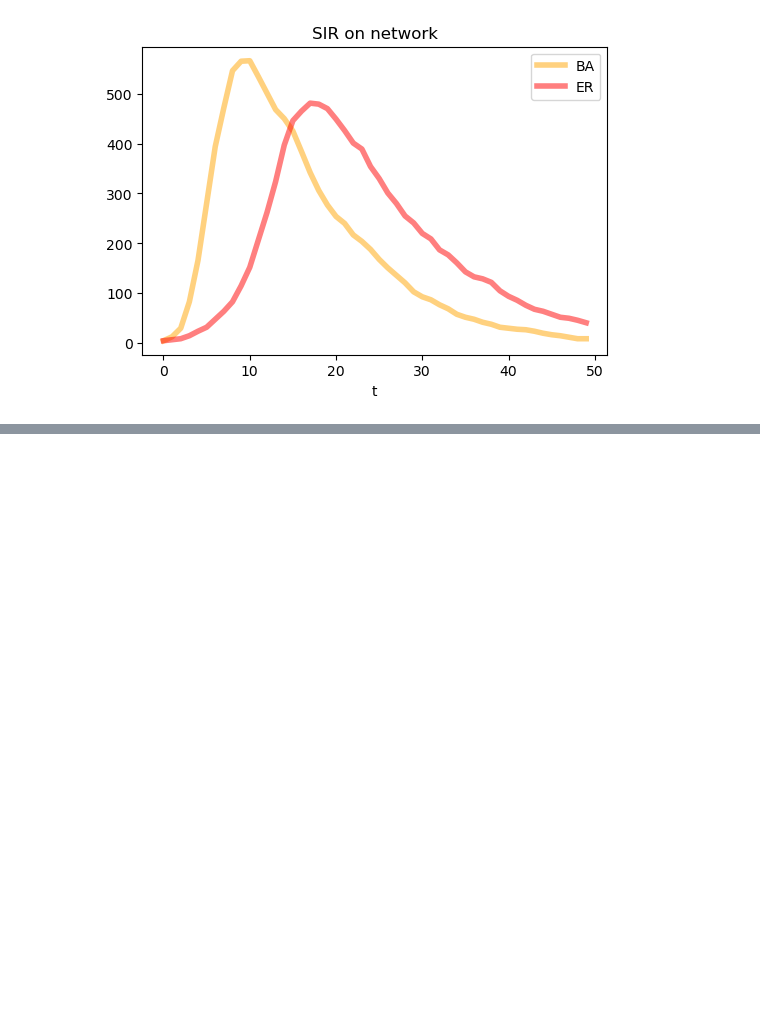
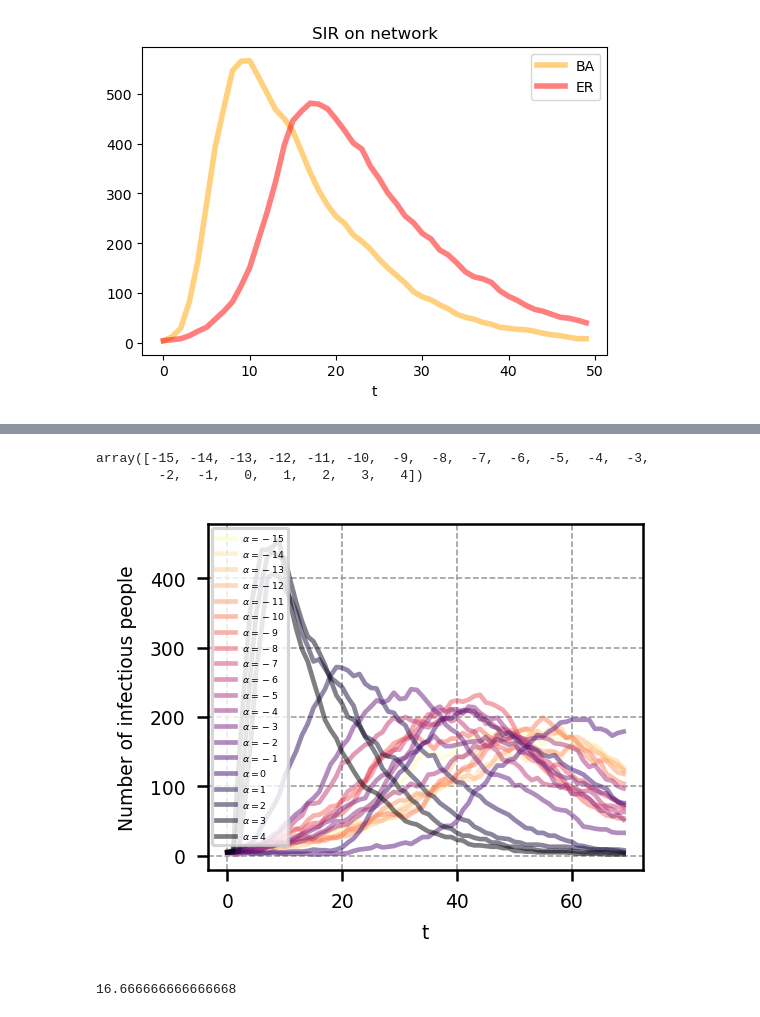
Before and after one commit to nmoghaddas19/PHYS-7335, a Jupyter notebook: epidemics/code.ipynb, the cells around one changed output, grey strips where cells are left out. Saved outputs shown, nothing was run; the diff lists cells and outputs as text; code cells hidden in the pictures; blank space fills up the shorter version.

Commit message:
nlpa graphs

```diff
--- a/epidemics/code.ipynb
+++ b/epidemics/code.ipynb
@@ -384,0 +431,3 @@ plt.show()
+# %%
+alphas = range(-15,5)
+pa_graphs = [nonlinear_preferential_attachment(1000, 3, a) for a in alphas]
@@ -384,0 +477,43 @@ plt.show()
+# %%
+np.arange(-15, 5, 1)
+# %% [output]
+array([-15, -14, -13, -12, -11, -10,  -9,  -8,  -7,  -6,  -5,  -4,  -3,
+        -2,  -1,   0,   1,   2,   3,   4])
+# %%
+alphas = np.arange(-15, 5, 1)
+
+fig, ax = plt.subplots(1,1, figsize=(2.5,2),dpi=225)
+# Normalize values
+norm = plt.Normalize(vmin=alphas.min(), vmax=alphas.max())
+
+# Apply colormap
+colors = plt.cm.magma_r(norm(alphas))
+
+for i, a in enumerate(alphas):
+    transmissions = {\
+                'S' : ('I', 'contagion', 'beta'), \
+                'I' : ('R', 'spontaneous', 'mu') \
+                }
+    params = {\
+            'beta': 0.05,\
+            'mu' : 0.1
+            }
+    compartments = {'S':[],
+                    'I':[],
+                    'R':[]}
+    seed_num = 5
+    T = 70
+
+    epidemic_model_network(pa_graphs[i], compartments, seed_num, T, transmissions, params)
+    ax.plot(range(T), compartments['I'], c= colors[i],linewidth = 1.5, alpha=0.5, label = fr'$\alpha = {a}$')
+ax.set_xlabel('t', fontsize = 6)
+ax.set_ylabel('Number of infectious people', fontsize = 6)
+ax.legend(fontsize=3)
+ax.grid(color='#999999', linestyle='--', linewidth=0.5)
+ax.tick_params(axis='both', labelsize=6)
+# %% [output]
+[figure, added]
+# %%
+1000/60
+# %% [output]
+16.666666666666668
```
Also changed, not shown: parts of 9 cells of this notebook, 3 other files.
